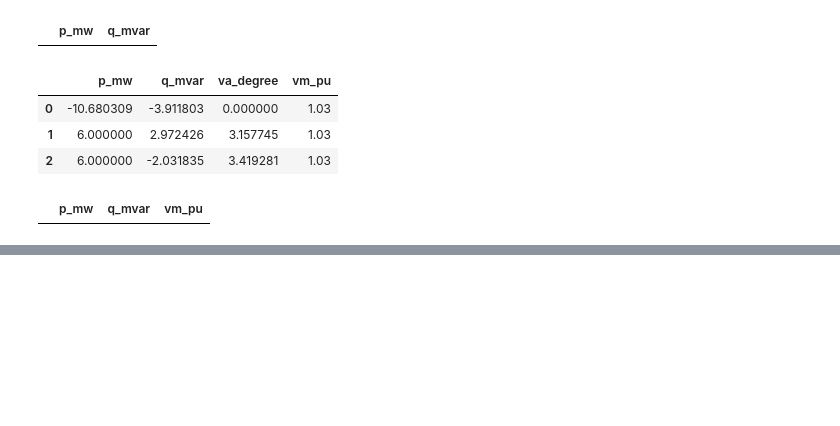
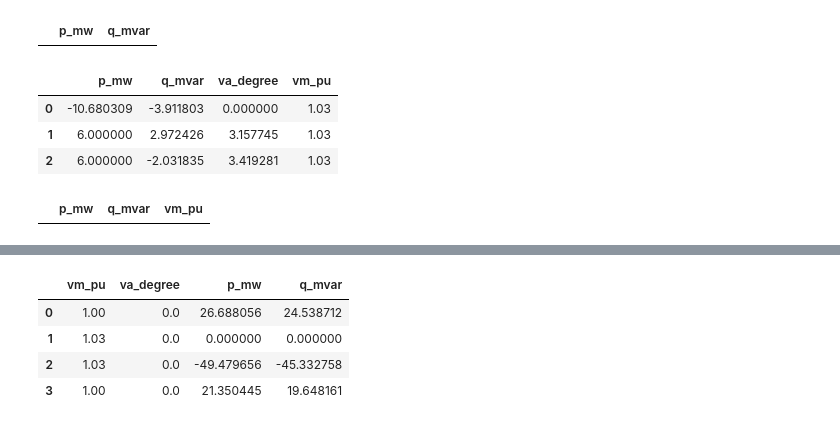
Before and after one commit to NeilOrtiz/03_NEFICS, a Jupyter notebook: PandapowerExampleMod_vr1.0.ipynb, the cells around one changed output, grey strips where cells are left out. Saved outputs shown, nothing was run; the diff lists cells and outputs as text; code cells hidden in the pictures; blank space fills up the shorter version.

```diff
--- a/PandapowerExampleMod_vr1.0.ipynb
+++ b/PandapowerExampleMod_vr1.0.ipynb
@@ -155,0 +268,35 @@ net.res_shunt
+# %%
+#SE4
+net5 = pp.create_empty_network()
+
+#Buses
+bus5 = pp.create_bus(net5, name="Bus 5", vn_kv=20, type="b")
+bus6 = pp.create_bus(net5, name="Bus 6", vn_kv=20, type="b")
+bus7 = pp.create_bus(net5, name="Bus 7", vn_kv=20, type="b")
+bus10 = pp.create_bus(net5, name="Bus 10", vn_kv=20, type="b")
+
+#Lines
+line2 = pp.create_line(net5, bus5, bus6, length_km=2.0, std_type="NA2XS2Y 1x240 RM/25 12/20 kV", name="Line 2")
+line4 = pp.create_line(net5, bus6, bus10, length_km=2.5, std_type="NA2XS2Y 1x240 RM/25 12/20 kV", name="Line 4")
+
+# Switches
+sw7 = pp.create_switch(net5, bus6, line2, et="l", type="LBS", closed=True)
+sw8 = pp.create_switch(net5, bus6, bus7, et="b", type="CB", closed=True)
+sw9 = pp.create_switch(net5, bus6, line4, et="l", type="LBS", closed=True)
+
+# Generator
+pp.create_gen(net5, bus7, p_mw=6, max_q_mvar=3, min_q_mvar=-3, vm_pu=1.03, name="G2",slack=True)
+
+# External Grid
+pp.create_ext_grid(net5, bus5, vm_pu=1.0, va_degree=0, name = 'EG7')
+pp.create_ext_grid(net5, bus10, vm_pu=1.0, va_degree=0, name = 'EG8')
+
+# Power Flow
+pp.runpp(net5)
+net5.res_bus
+# %% [output]
+|  | vm_pu | va_degree | p_mw | q_mvar |
+| 0 | 1.00 | 0.0 | 26.688056 | 24.538712 |
+| 1 | 1.03 | 0.0 | 0.000000 | 0.000000 |
+| 2 | 1.03 | 0.0 | -49.479656 | -45.332758 |
+| 3 | 1.00 | 0.0 | 21.350445 | 19.648161 |
```
Also changed, not shown: parts of 4 cells of this notebook.
